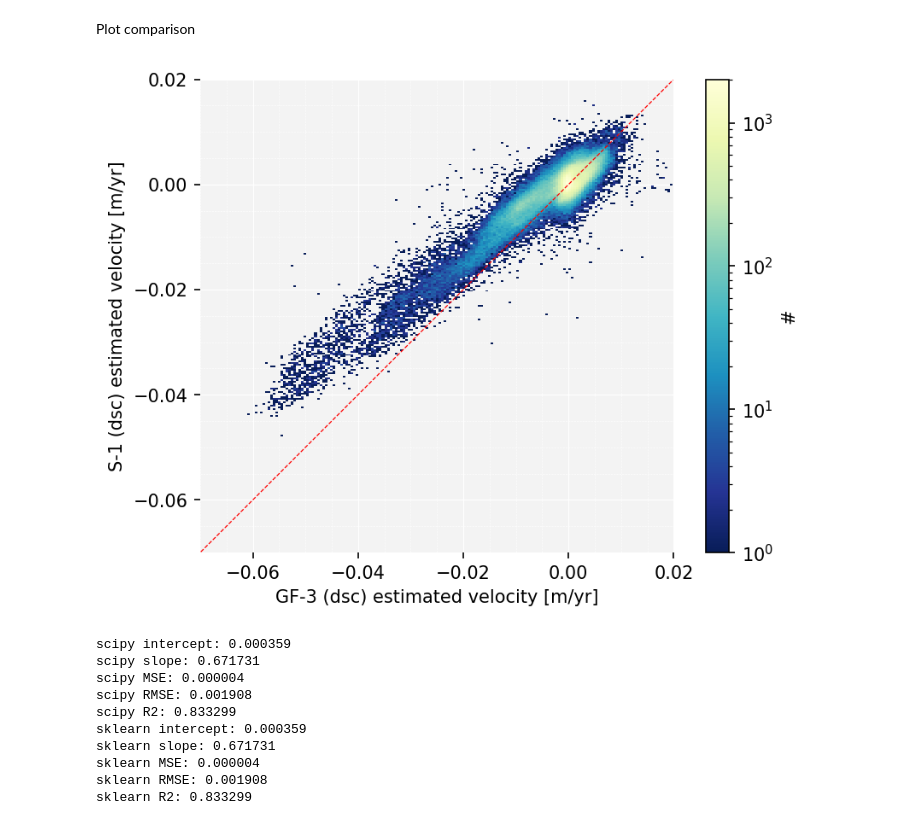
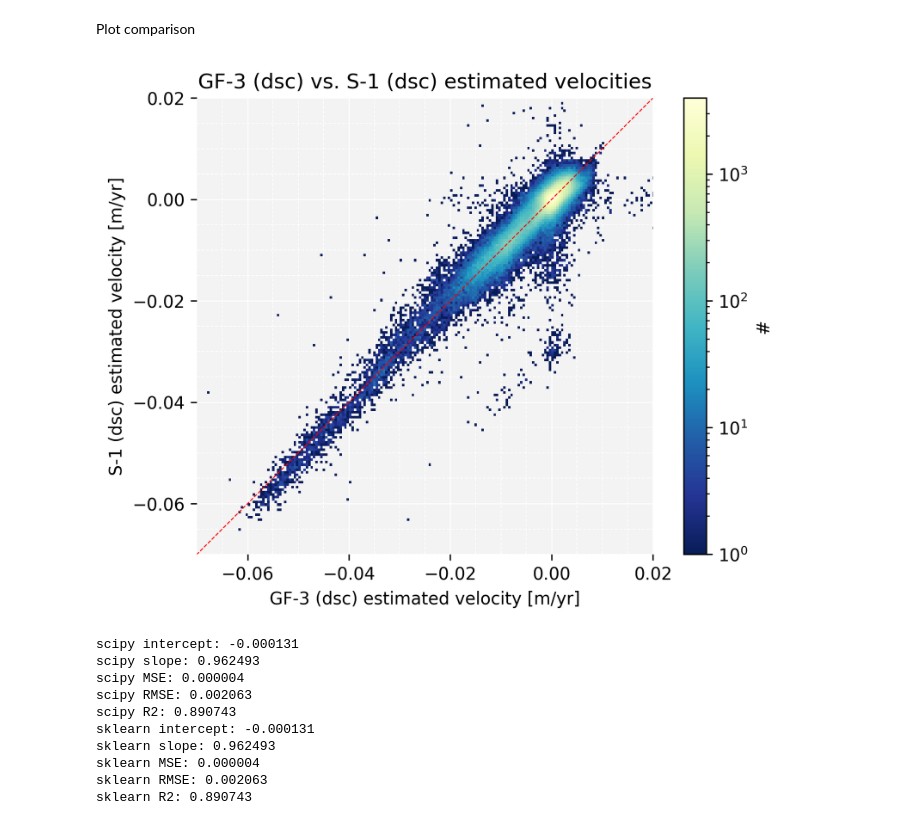
Before and after one commit to yuxiao-qin/compare_gf3_defo_map, a Jupyter notebook: notebook/main.ipynb, the cells around one changed output. Cells and saved outputs as stored; diff of their text form; code cells hidden in the pictures.

Commit message:
updated geotiff file

```diff
--- a/notebook/main.ipynb
+++ b/notebook/main.ipynb
@@ -13,8 +13,8 @@ from compare_gf3_defo_map.main import read_geotiff, imshow_geotiff, compare_geot
 read
 # %%
 # read
-reference= read_geotiff('../tests/data/aligned/gf3_dsc_aligned_s1_asc.tif')
-comparate = read_geotiff('../tests/data/aligned/s1_asc_aligned_gf3_dsc.tif')
+reference= read_geotiff('../tests/data/aligned/gf3_dsc_aligned_s1_dsc_updated.tif')
+comparate = read_geotiff('../tests/data/aligned/s1_dsc_aligned_gf3_dsc_updated.tif')
 # %% [markdown]
 plot
 # %%
@@ -40,45 +40,43 @@ from matplotlib import colors
 fig, ax = plt.subplots()
 ax.set_facecolor(color='#F3F3F3')
 [ax.spines[side].set_visible(False) for side in ax.spines]
 
-plt.rcParams['figure.dpi'] = 150
+plt.rcParams['figure.dpi'] = 300
 
 # baseline: y=x
 ax.plot([-1,1], [-1, 1], color='red', linestyle='--', linewidth=0.6, zorder = 12)
 
 # hist2d
 h = ax.hist2d(ref, comp, bins=200, norm=colors.LogNorm(), zorder=10, cmap = "YlGnBu_r")
 ax.set_xlim([-0.07, 0.02])
 ax.set_ylim([-0.07, 0.02])
 
 # colorbar
 cbar = fig.colorbar(h[3], ax=ax)
 # add a title for the colorbar
 cbar.ax.set_ylabel('#')
 
 # labels
-# ax.set_title('Comparison of GF-3 and S-1 estimated velocities')
+ax.set_title('GF-3 (dsc) vs. S-1 (dsc) estimated velocities')
 ax.set_xlabel('GF-3 (dsc) estimated velocity [m/yr]')
 ax.set_ylabel('S-1 (dsc) estimated velocity [m/yr]')
 
 # Style the Grid
 ax.grid(which='major', color='white', linewidth=0.6)
-ax.grid(which='minor', color='white', linewidth=0.3, linestyle='--')
+ax.grid(which='minor', color='white', linewidth=0.5, linestyle='--')
 ax.minorticks_on()
 ax.tick_params(which='minor', length=0)  # do not show the minor ticks
 plt.gca().set_aspect(1., adjustable='box')
 ax.set_axisbelow(True)  # hide grid
 
-plt.show()
+plt.savefig('gf3_dsc_vs_s1_dsc.png', dpi=300)
 # %% [output]
-[figure, old version]
+[figure, new version]
 # %%
 # Linear Regression
 from scipy.stats import linregress
 from sklearn.linear_model import LinearRegression
 from sklearn.metrics import mean_squared_error
-
-comp, ref = ref, comp
 
 # scipy linear regression
 slope, intercept, r_value, p_value, std_err = linregress(ref, comp)
@@ -107,13 +105,13 @@ print('sklearn MSE: {:.6f}'.format(mse))
 print('sklearn RMSE: {:.6f}'.format(rmse))
 print('sklearn R2: {:.6f}'.format(r_squared))
 # %% [output]
-scipy intercept: 0.000359
-scipy slope: 0.671731
+scipy intercept: -0.000131
+scipy slope: 0.962493
 scipy MSE: 0.000004
-scipy RMSE: 0.001908
-scipy R2: 0.833299
-sklearn intercept: 0.000359
-sklearn slope: 0.671731
+scipy RMSE: 0.002063
+scipy R2: 0.890743
+sklearn intercept: -0.000131
+sklearn slope: 0.962493
 sklearn MSE: 0.000004
-sklearn RMSE: 0.001908
-sklearn R2: 0.833299
+sklearn RMSE: 0.002063
+sklearn R2: 0.890743
```
Also changed, not shown: parts of 4 cells of this notebook, 14 other files.
